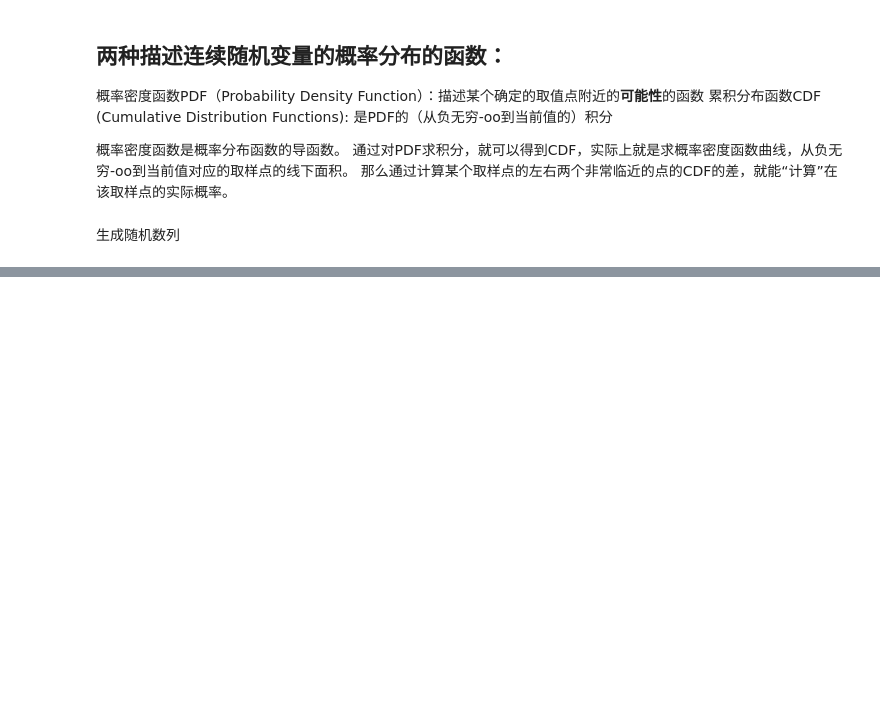
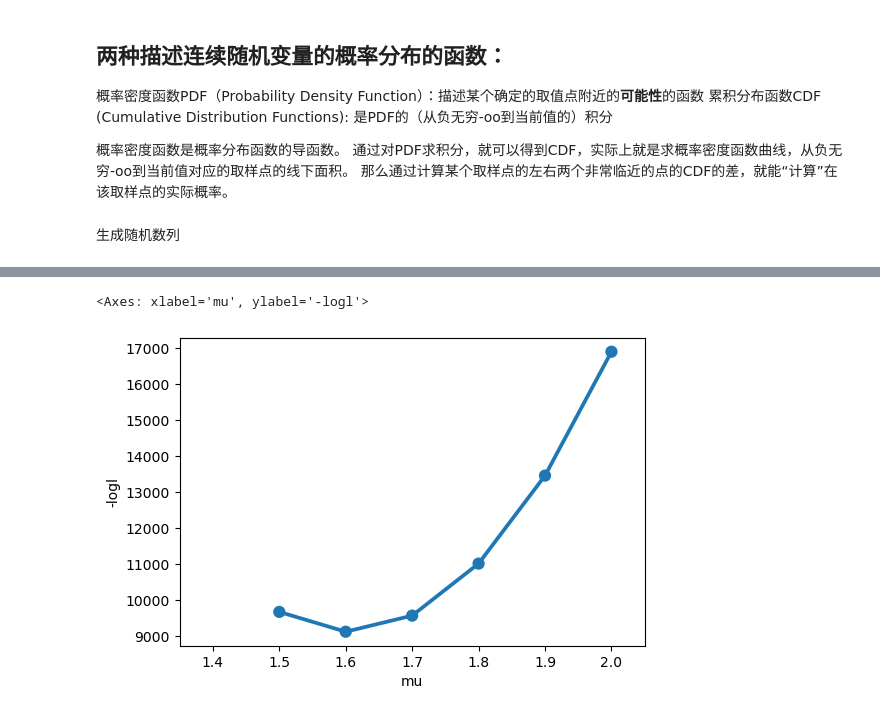
Before and after one commit to LeonMac/notebook, a Jupyter notebook: ai_math/c_14_max_likehood.ipynb, the cells around one changed output, grey strips where cells are left out. Saved outputs shown, nothing was run; the diff lists cells and outputs as text; code cells hidden in the pictures; blank space fills up the shorter version.

```diff
--- a/ai_math/c_14_max_likehood.ipynb
+++ b/ai_math/c_14_max_likehood.ipynb
@@ -86,4 +140,7 @@ df
 # %%
 plt.figure(figsize=(6,4))
 
-sns.pointplot(df['mu'],df['-logl'], alpha=0.8)
+sns.pointplot(x="mu", y="-logl", data=df)
+# %% [output]
+<Axes: xlabel='mu', ylabel='-logl'>
+[figure, added]
```
Also changed, not shown: parts of 10 cells of this notebook, 1 other file.
